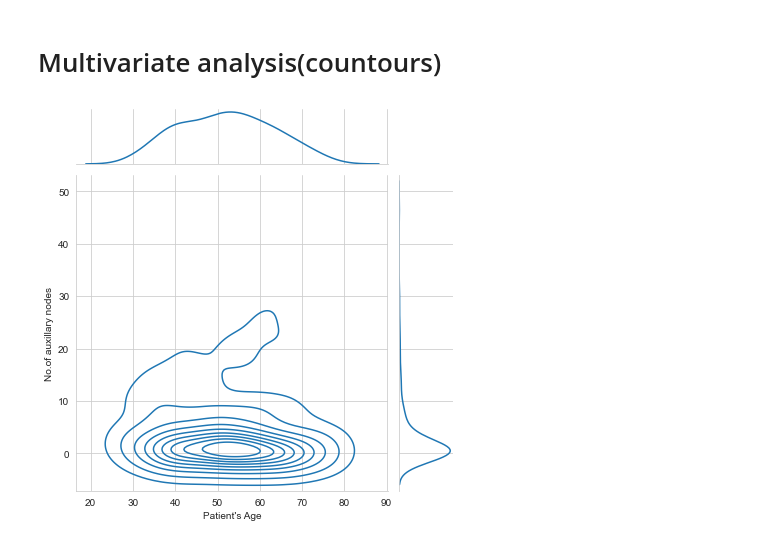
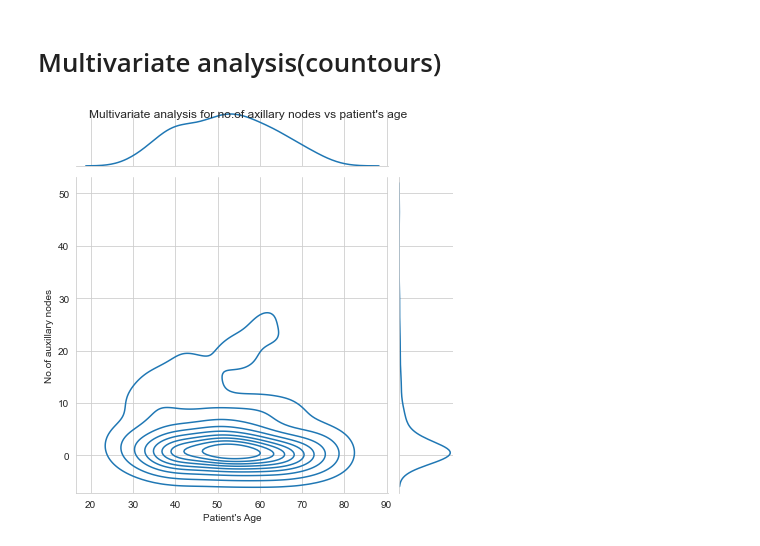
Before and after one commit to Chaitanya-Majety/Jupyter, a Jupyter notebook: Jupyter Notebooks/Data Analysis/haberman.ipynb, the cells around one changed output. Cells and saved outputs as stored; diff of their text form; code cells hidden in the pictures.

```diff
--- a/Jupyter Notebooks/Data Analysis/haberman.ipynb
+++ b/Jupyter Notebooks/Data Analysis/haberman.ipynb
@@ -436,9 +479,8 @@ plt.show()
 # %% [markdown]
 # Multivariate analysis(countours)
 # %%
-sns.jointplot(x='Patient\'s Age',y='No.of auxillary nodes', data=df_survival_gr_5y, kind="kde");
-plt.show();
-
-## For multivariate analysis, we can see the density is more in middle and causing a peak at middle
+x4 = sns.jointplot(x='Patient\'s Age',y='No.of auxillary nodes', data=df_survival_gr_5y, kind="kde")
+x4.fig.suptitle("Multivariate analysis for no.of axillary nodes vs patient's age")
+plt.show()
 # %% [output]
-[figure, old version]
+[figure, new version]
```
Also changed, not shown: parts of 12 cells of this notebook.
